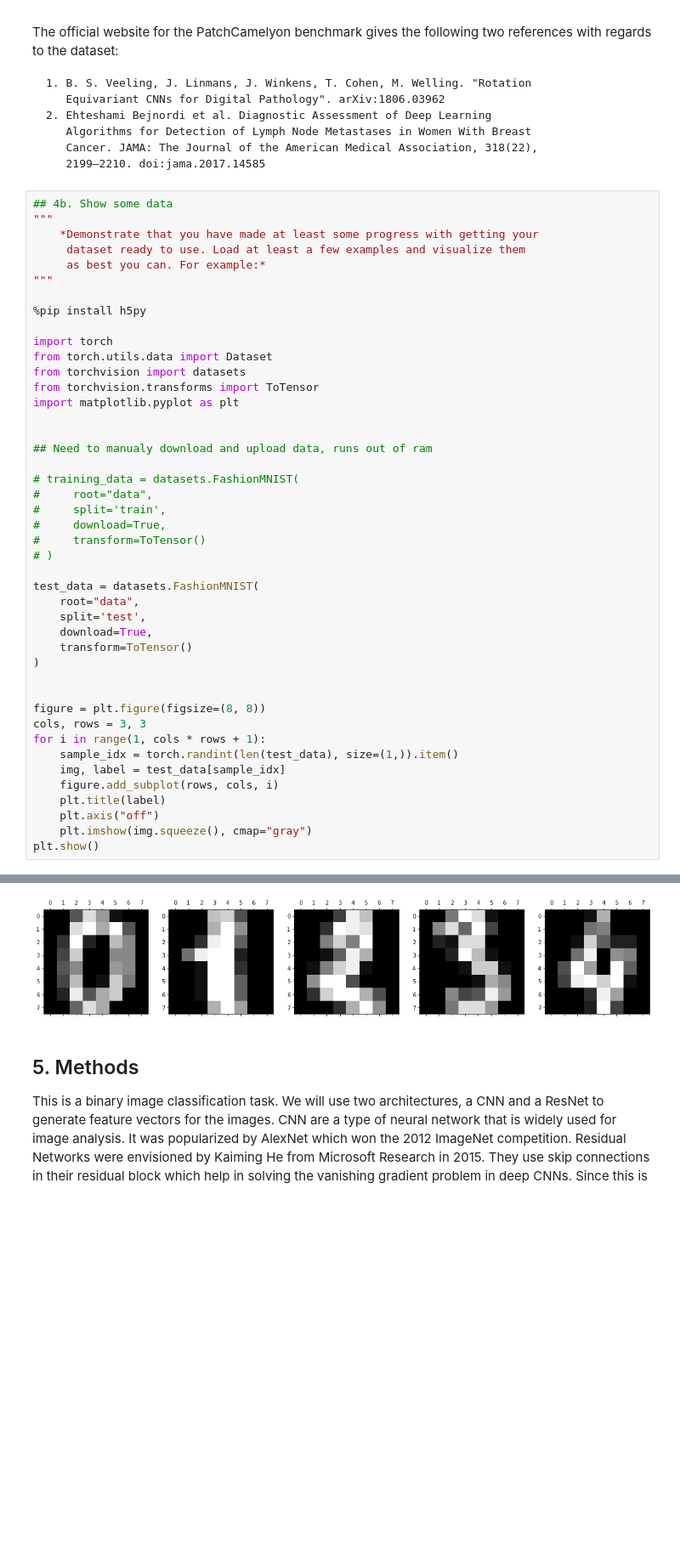
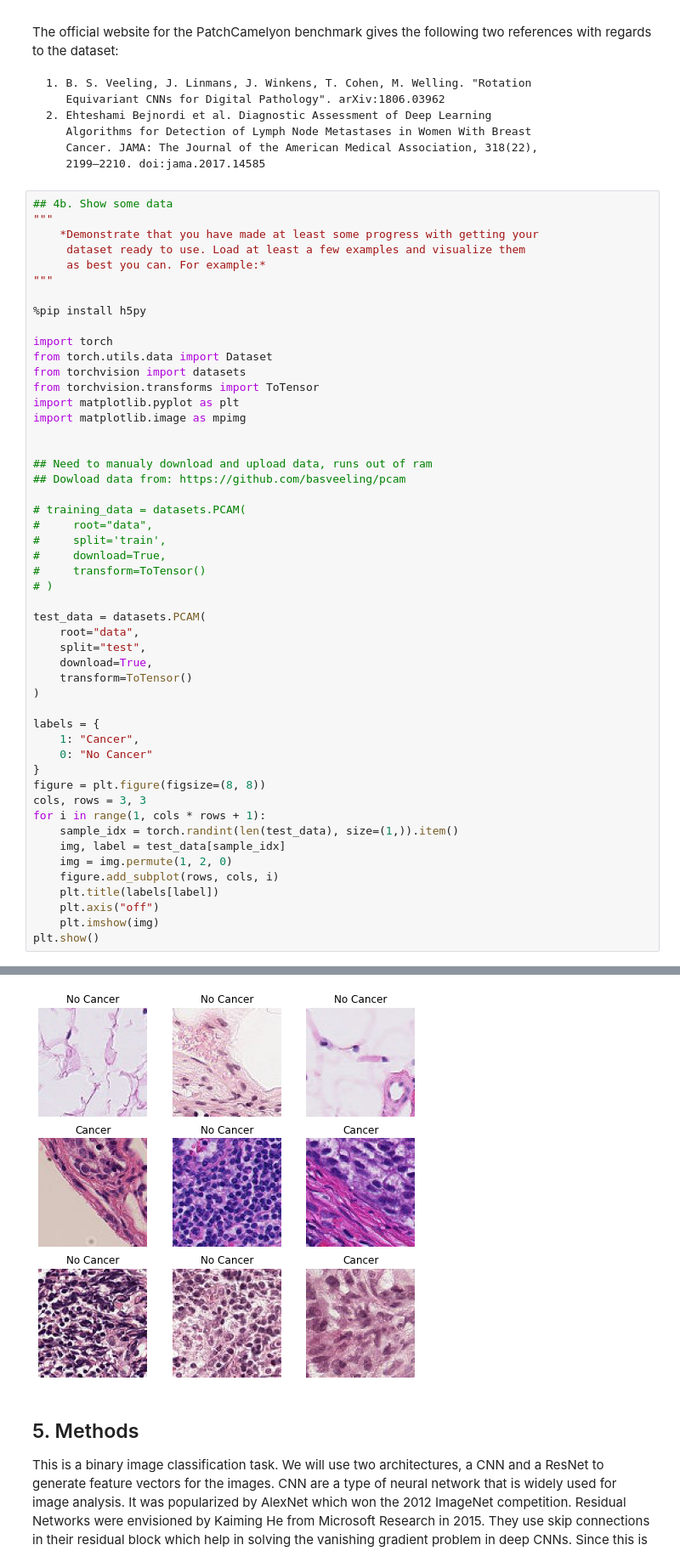
Before and after one commit to cs449w23/project-cs_get_degrees, a Jupyter notebook: proposal.ipynb, the cells around one changed output, grey strips where cells are left out. Shown at 85% size. Cells and saved outputs as stored; diff of their text form; blank space fills up the shorter version.

```diff
--- a/proposal.ipynb
+++ b/proposal.ipynb
@@ -56,33 +56,39 @@ from torch.utils.data import Dataset
 from torchvision import datasets
 from torchvision.transforms import ToTensor
 import matplotlib.pyplot as plt
+import matplotlib.image as mpimg
 
 
 ## Need to manualy download and upload data, runs out of ram
+## Dowload data from: https://github.com/basveeling/pcam
 
-# training_data = datasets.FashionMNIST(
+# training_data = datasets.PCAM(
 #     root="data",
 #     split='train',
 #     download=True,
 #     transform=ToTensor()
 # )
 
-test_data = datasets.FashionMNIST(
+test_data = datasets.PCAM(
     root="data",
-    split='test',
+    split="test",
     download=True,
     transform=ToTensor()
 )
 
-
+labels = {
+    1: "Cancer",
+    0: "No Cancer"
+}
 figure = plt.figure(figsize=(8, 8))
 cols, rows = 3, 3
 for i in range(1, cols * rows + 1):
     sample_idx = torch.randint(len(test_data), size=(1,)).item()
     img, label = test_data[sample_idx]
+    img = img.permute(1, 2, 0)
     figure.add_subplot(rows, cols, i)
-    plt.title(label)
+    plt.title(labels[label])
     plt.axis("off")
-    plt.imshow(img.squeeze(), cmap="gray")
+    plt.imshow(img)
 plt.show()
 # %% [output]
@@ -89,4 +98,4 @@ plt.show()
-[figure, old version]
+[figure, new version]
 # %% [markdown]
 ## 5. Methods
 
```
Also changed, not shown: parts of 1 cell of this notebook.
